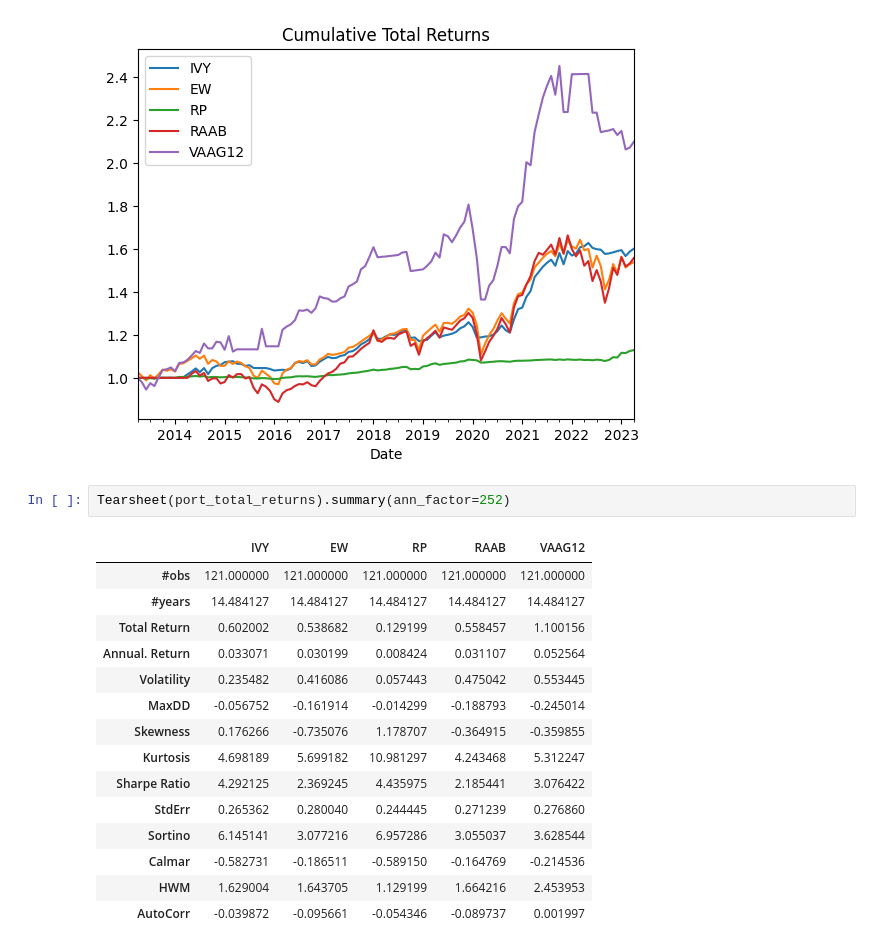
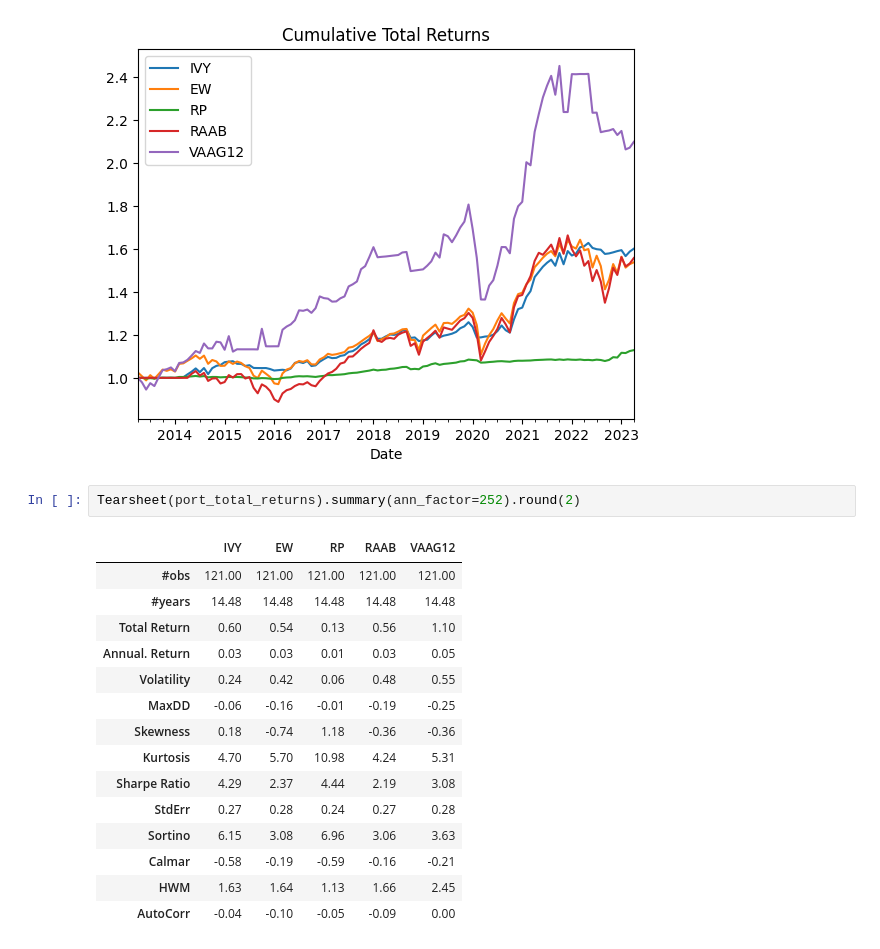
Before and after one commit to oronimbus/tactical-asset-allocation, a Jupyter notebook: notebooks/Main.ipynb, the cells around one changed output. Cells and saved outputs as stored; diff of their text form.

Commit message:
round

```diff
--- a/notebooks/Main.ipynb
+++ b/notebooks/Main.ipynb
@@ -101,20 +101,20 @@ port_total_returns.add(1).cumprod().plot(title="Cumulative Total Returns");
 # %% [output]
 [figure]
 # %%
-Tearsheet(port_total_returns).summary(ann_factor=252)
+Tearsheet(port_total_returns).summary(ann_factor=252).round(2)
 # %% [output]
 |  | IVY | EW | RP | RAAB | VAAG12 |
-| #obs | 121.000000 | 121.000000 | 121.000000 | 121.000000 | 121.000000 |
-| #years | 14.484127 | 14.484127 | 14.484127 | 14.484127 | 14.484127 |
-| Total Return | 0.602002 | 0.538682 | 0.129199 | 0.558457 | 1.100156 |
-| Annual. Return | 0.033071 | 0.030199 | 0.008424 | 0.031107 | 0.052564 |
-| Volatility | 0.235482 | 0.416086 | 0.057443 | 0.475042 | 0.553445 |
-| MaxDD | -0.056752 | -0.161914 | -0.014299 | -0.188793 | -0.245014 |
-| Skewness | 0.176266 | -0.735076 | 1.178707 | -0.364915 | -0.359855 |
-| Kurtosis | 4.698189 | 5.699182 | 10.981297 | 4.243468 | 5.312247 |
-| Sharpe Ratio | 4.292125 | 2.369245 | 4.435975 | 2.185441 | 3.076422 |
-| StdErr | 0.265362 | 0.280040 | 0.244445 | 0.271239 | 0.276860 |
-| Sortino | 6.145141 | 3.077216 | 6.957286 | 3.055037 | 3.628544 |
-| Calmar | -0.582731 | -0.186511 | -0.589150 | -0.164769 | -0.214536 |
-| HWM | 1.629004 | 1.643705 | 1.129199 | 1.664216 | 2.453953 |
-| AutoCorr | -0.039872 | -0.095661 | -0.054346 | -0.089737 | 0.001997 |
+| #obs | 121.00 | 121.00 | 121.00 | 121.00 | 121.00 |
+| #years | 14.48 | 14.48 | 14.48 | 14.48 | 14.48 |
+| Total Return | 0.60 | 0.54 | 0.13 | 0.56 | 1.10 |
+| Annual. Return | 0.03 | 0.03 | 0.01 | 0.03 | 0.05 |
+| Volatility | 0.24 | 0.42 | 0.06 | 0.48 | 0.55 |
+| MaxDD | -0.06 | -0.16 | -0.01 | -0.19 | -0.25 |
+| Skewness | 0.18 | -0.74 | 1.18 | -0.36 | -0.36 |
+| Kurtosis | 4.70 | 5.70 | 10.98 | 4.24 | 5.31 |
+| Sharpe Ratio | 4.29 | 2.37 | 4.44 | 2.19 | 3.08 |
+| StdErr | 0.27 | 0.28 | 0.24 | 0.27 | 0.28 |
+| Sortino | 6.15 | 3.08 | 6.96 | 3.06 | 3.63 |
+| Calmar | -0.58 | -0.19 | -0.59 | -0.16 | -0.21 |
+| HWM | 1.63 | 1.64 | 1.13 | 1.66 | 2.45 |
+| AutoCorr | -0.04 | -0.10 | -0.05 | -0.09 | 0.00 |
```
